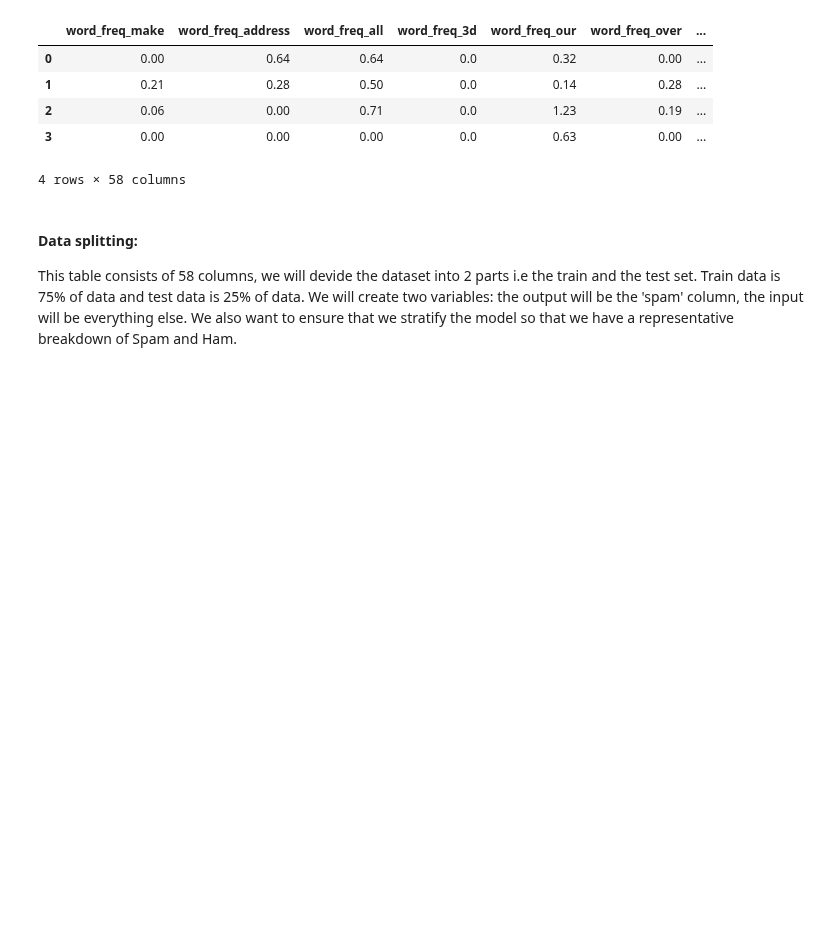
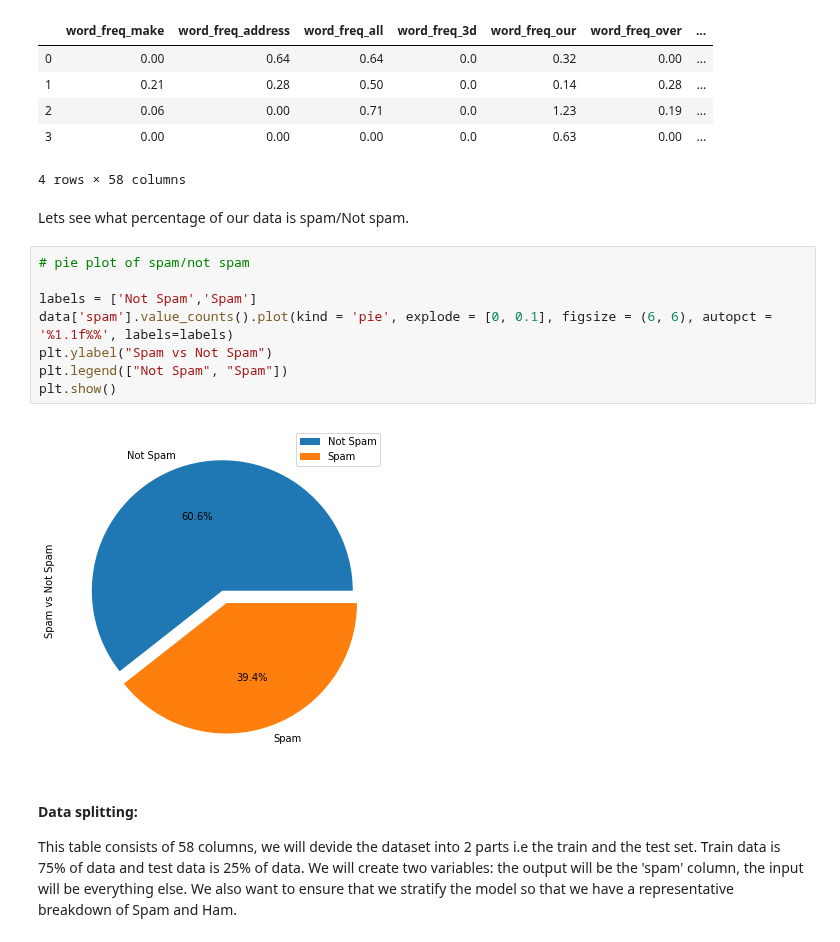
Before and after one commit to amberferger/DATA620_Group_Assignments, a Jupyter notebook: HW6/DATA620_HW6.ipynb, the cells around one changed output. Saved outputs shown, nothing was run; the diff lists cells and outputs as text; blank space fills up the shorter version.

```diff
--- a/HW6/DATA620_HW6.ipynb
+++ b/HW6/DATA620_HW6.ipynb
@@ -74,6 +75,18 @@ data.head(4)
 | 2 | 0.06 | 0.00 | 0.71 | 0.0 | 1.23 | 0.19 | ... |
 | 3 | 0.00 | 0.00 | 0.00 | 0.0 | 0.63 | 0.00 | ... |
 4 rows × 58 columns
+# %% [markdown]
+Lets see what percentage of our data is spam/Not spam.
+# %%
+# pie plot of spam/not spam
+
+labels = ['Not Spam','Spam']
+data['spam'].value_counts().plot(kind = 'pie', explode = [0, 0.1], figsize = (6, 6), autopct = '%1.1f%%', labels=labels)
+plt.ylabel("Spam vs Not Spam")
+plt.legend(["Not Spam", "Spam"])
+plt.show()
+# %% [output]
+[figure, added]
 # %% [markdown]
 #### Data splitting:
 
```
Also changed, not shown: parts of 17 cells of this notebook.
